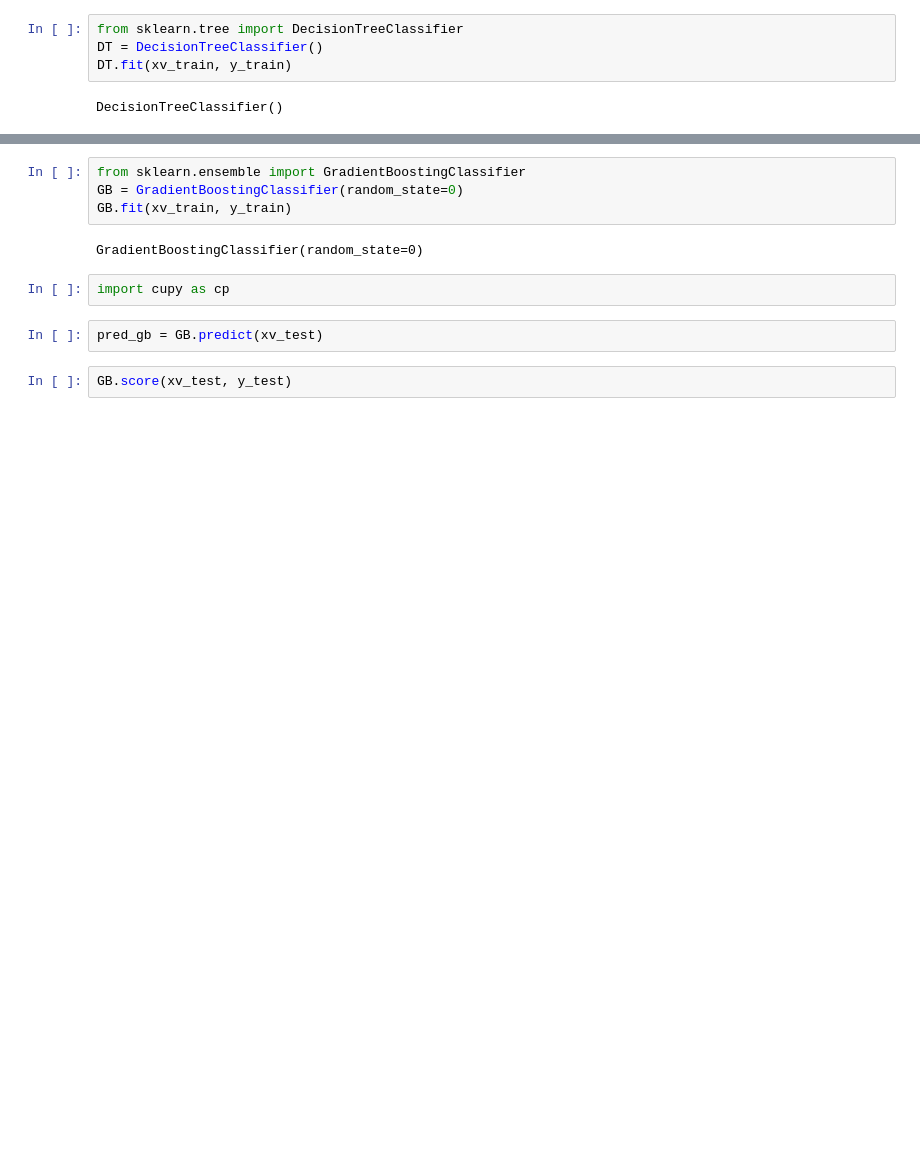
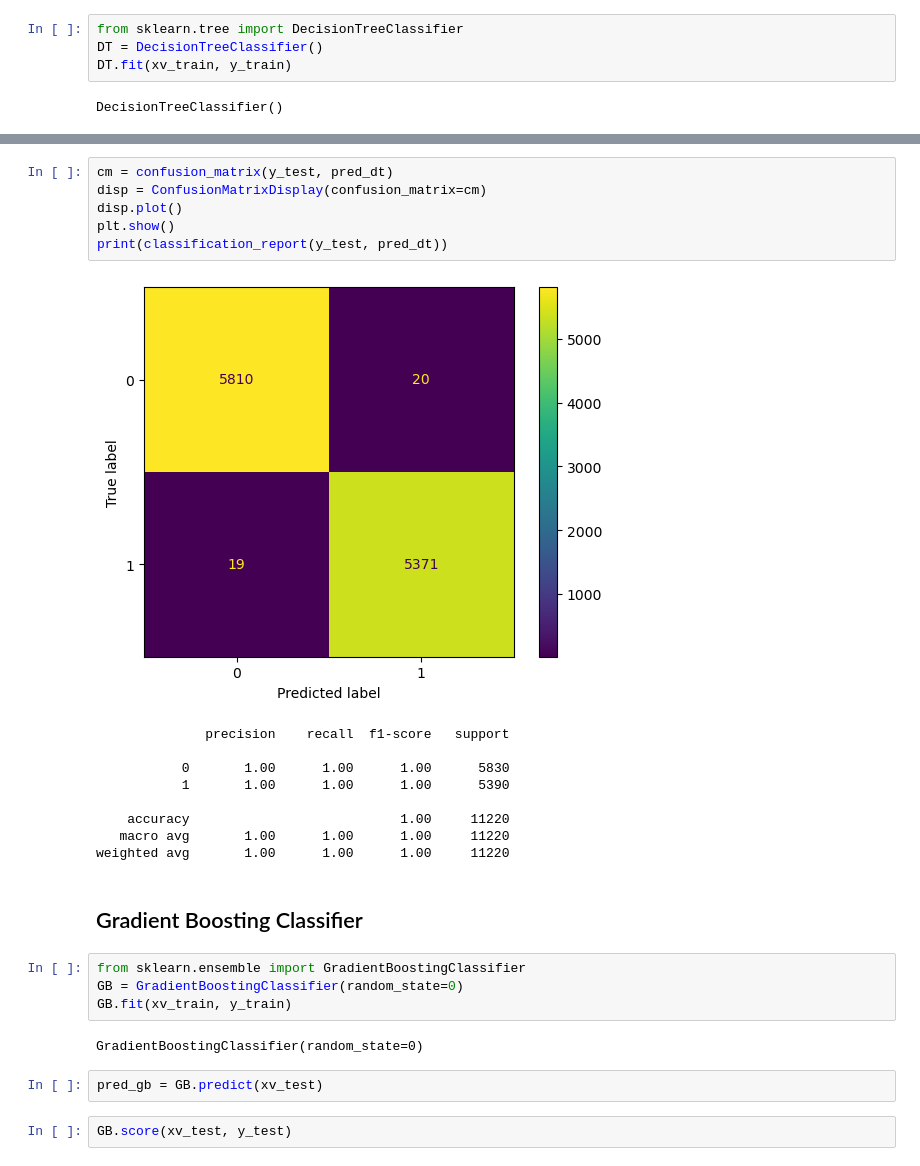
Before and after one commit to AdhikariSagar/Fake-News-Detection, a Jupyter notebook: fake_news_detection.ipynb, the cells around one changed output, grey strips where cells are left out. Saved outputs shown, nothing was run; the diff lists cells and outputs as text; blank space fills up the shorter version.

```diff
--- a/fake_news_detection.ipynb
+++ b/fake_news_detection.ipynb
@@ -205,11 +222,27 @@ weighted avg       0.99      0.99      0.99     11220
+# %%
+cm = confusion_matrix(y_test, pred_dt)
+disp = ConfusionMatrixDisplay(confusion_matrix=cm)
+disp.plot()
+plt.show()
+print(classification_report(y_test, pred_dt))
+# %% [output]
+[figure, added]
+              precision    recall  f1-score   support
+
+           0       1.00      1.00      1.00      5830
+           1       1.00      1.00      1.00      5390
+
+    accuracy                           1.00     11220
+   macro avg       1.00      1.00      1.00     11220
+weighted avg       1.00      1.00      1.00     11220
+# %% [markdown]
+## Gradient Boosting Classifier
 # %%
 from sklearn.ensemble import GradientBoostingClassifier
 GB = GradientBoostingClassifier(random_state=0)
 GB.fit(xv_train, y_train)
 # %% [output]
 GradientBoostingClassifier(random_state=0)
-# %%
-import cupy as cp
 # %%
 pred_gb = GB.predict(xv_test)
 # %%
```
Also changed, not shown: parts of 56 cells of this notebook.
